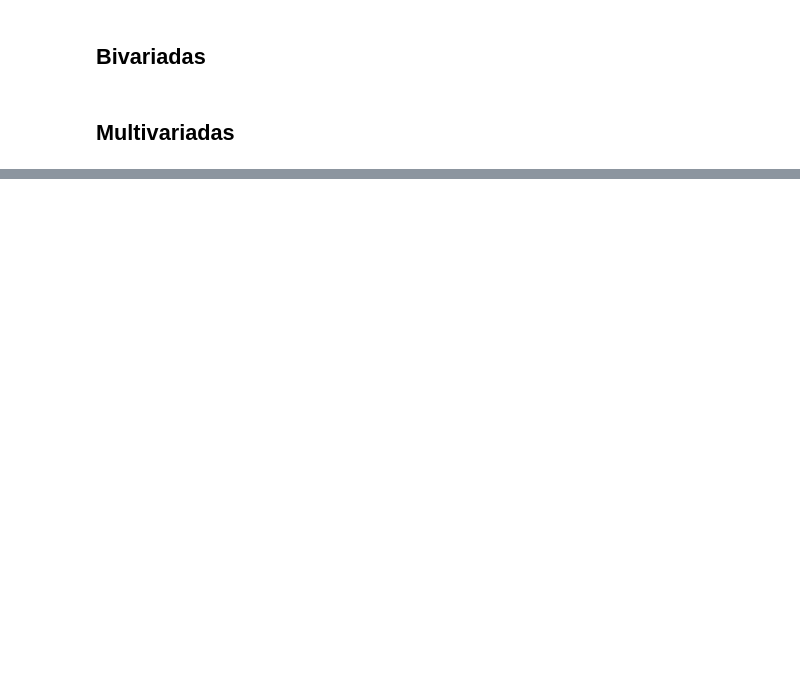
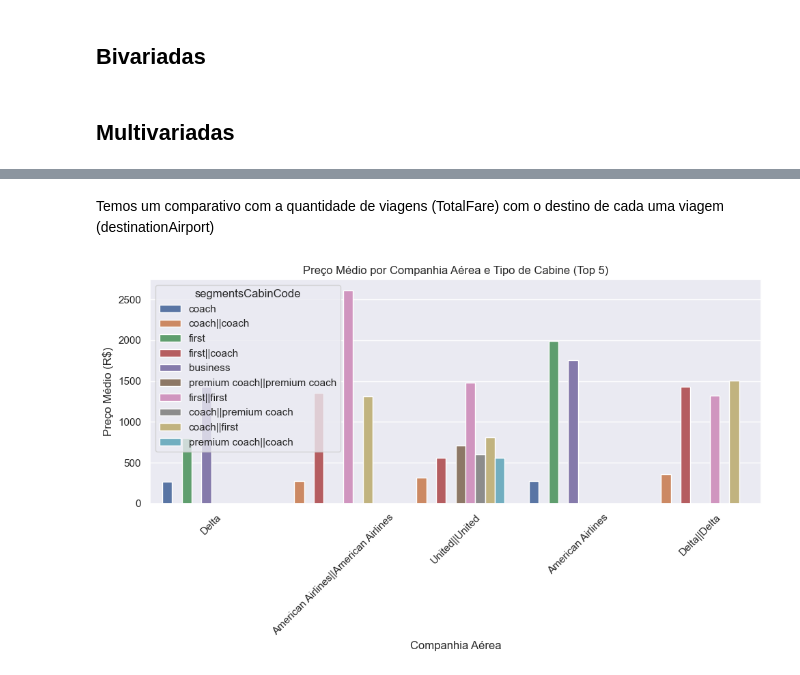
Before and after one commit to vitornuness/ads_2025_passagem_aerea, a Jupyter notebook: notebooks/2_eda.ipynb, the cells around one changed output, grey strips where cells are left out. Saved outputs shown, nothing was run; the diff lists cells and outputs as text; code cells hidden in the pictures; blank space fills up the shorter version.

```diff
--- a/notebooks/2_eda.ipynb
+++ b/notebooks/2_eda.ipynb
@@ -198,0 +234,16 @@ plt.show()
+# %% [markdown]
+Temos um comparativo com a quantidade de viagens (TotalFare) com o destino de cada uma viagem (destinationAirport)
+# %%
+companhias_mais_frequentes = df["segmentsAirlineName"].value_counts().nlargest(5).index
+df_limpo = df[df["segmentsAirlineName"].isin(companhias_mais_frequentes)]
+
+plt.figure(figsize=(10, 6))
+sns.barplot(data=df_limpo, x="segmentsAirlineName", y="totalFare", hue="segmentsCabinCode", errorbar=None)
+plt.title("Preço Médio por Companhia Aérea e Tipo de Cabine (Top 5)")
+plt.xlabel("Companhia Aérea")
+plt.ylabel("Preço Médio (R$)")
+plt.xticks(rotation=45)
+plt.tight_layout()
+plt.show()
+# %% [output]
+[figure, added]
```
Also changed, not shown: parts of 26 cells of this notebook.
